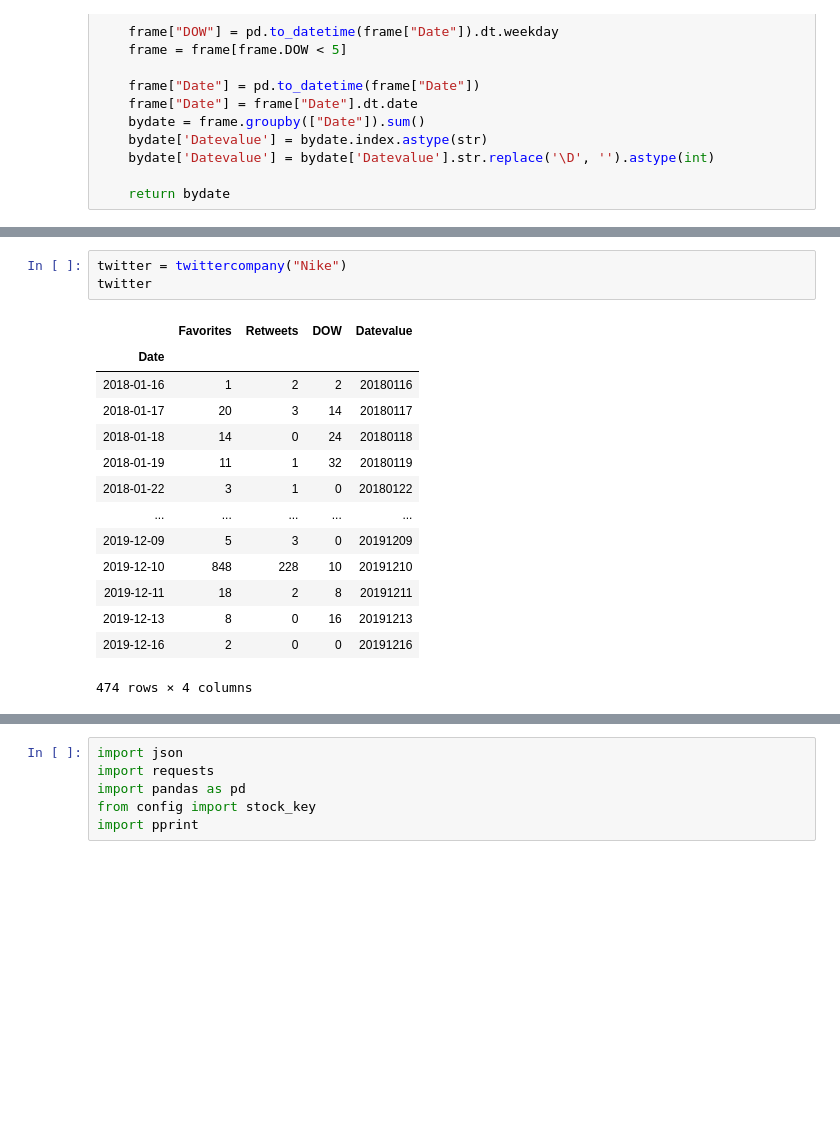
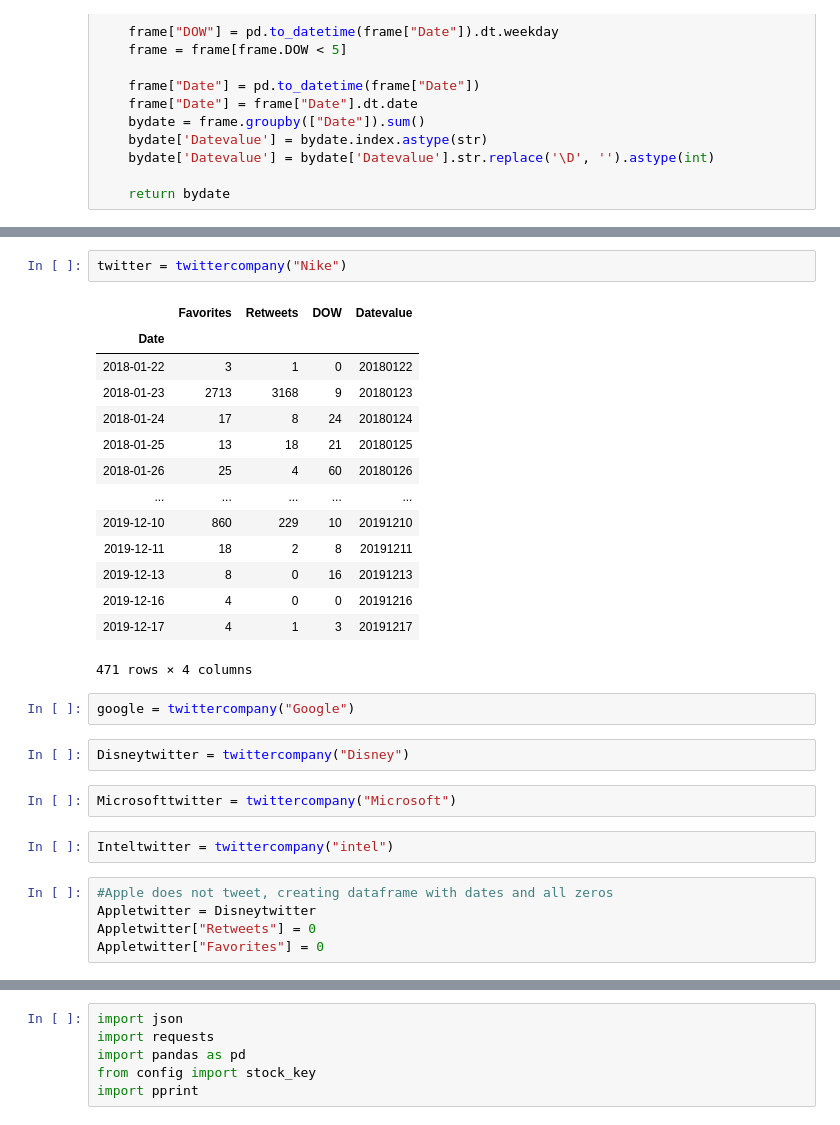
Before and after one commit to zpwenz/Project-1---Fortune-500-twitter-use, a Jupyter notebook: RegressionTwitterCompanies.ipynb, the cells around one changed output, grey strips where cells are left out. Saved outputs shown, nothing was run; the diff lists cells and outputs as text; blank space fills up the shorter version.

```diff
--- a/RegressionTwitterCompanies.ipynb
+++ b/RegressionTwitterCompanies.ipynb
@@ -51,18 +80,30 @@ def twittercompany(handle):
 # %%
 twitter = twittercompany("Nike")
-twitter
 # %% [output]
 |  | Favorites | Retweets | DOW | Datevalue |
 | Date |  |  |  |  |
-| 2018-01-16 | 1 | 2 | 2 | 20180116 |
-| 2018-01-17 | 20 | 3 | 14 | 20180117 |
-| 2018-01-18 | 14 | 0 | 24 | 20180118 |
-| 2018-01-19 | 11 | 1 | 32 | 20180119 |
 | 2018-01-22 | 3 | 1 | 0 | 20180122 |
+| 2018-01-23 | 2713 | 3168 | 9 | 20180123 |
+| 2018-01-24 | 17 | 8 | 24 | 20180124 |
+| 2018-01-25 | 13 | 18 | 21 | 20180125 |
+| 2018-01-26 | 25 | 4 | 60 | 20180126 |
 | ... | ... | ... | ... | ... |
-| 2019-12-09 | 5 | 3 | 0 | 20191209 |
-| 2019-12-10 | 848 | 228 | 10 | 20191210 |
+| 2019-12-10 | 860 | 229 | 10 | 20191210 |
 | 2019-12-11 | 18 | 2 | 8 | 20191211 |
 | 2019-12-13 | 8 | 0 | 16 | 20191213 |
-| 2019-12-16 | 2 | 0 | 0 | 20191216 |
+| 2019-12-16 | 4 | 0 | 0 | 20191216 |
+| 2019-12-17 | 4 | 1 | 3 | 20191217 |
-474 rows × 4 columns
+471 rows × 4 columns
+# %%
+google = twittercompany("Google")
+# %%
+Disneytwitter = twittercompany("Disney")
+# %%
+Microsofttwitter = twittercompany("Microsoft")
+# %%
+Inteltwitter = twittercompany("intel")
+# %%
+#Apple does not tweet, creating dataframe with dates and all zeros
+Appletwitter = Disneytwitter
+Appletwitter["Retweets"] = 0
+Appletwitter["Favorites"] = 0
```
Also changed, not shown: parts of 91 cells of this notebook.
